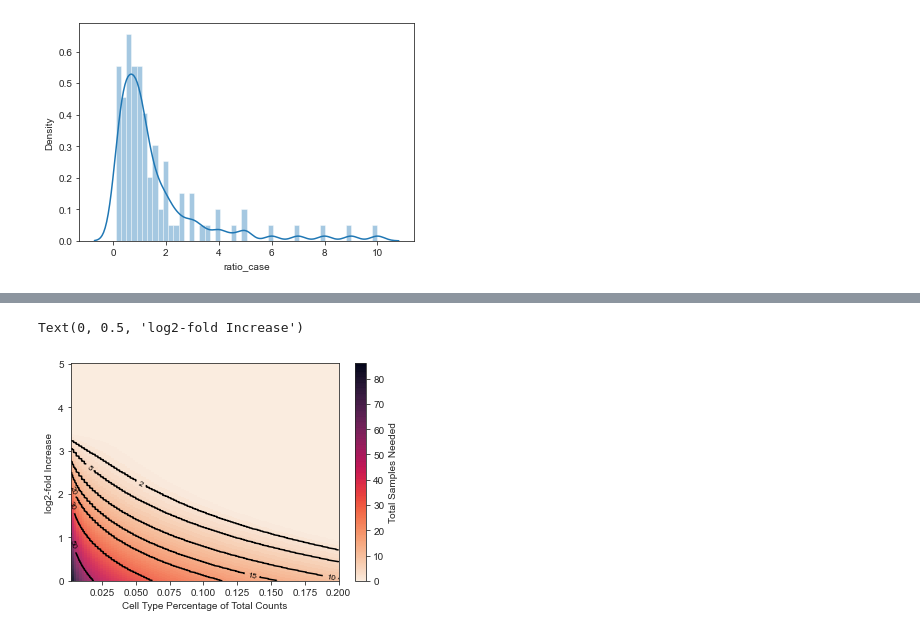
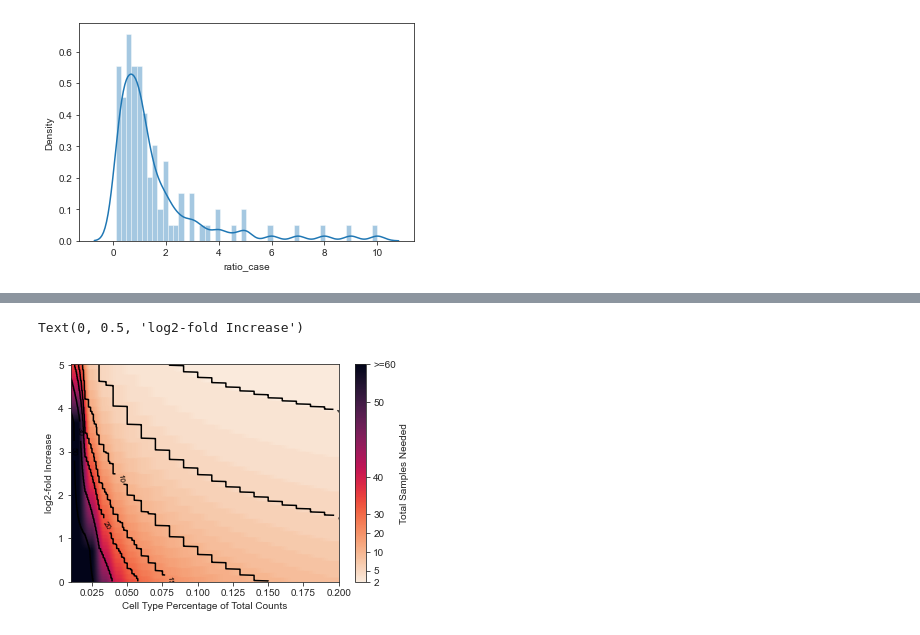
Before and after one commit to theislab/scCODA_reproducibility, a Jupyter notebook: benchmarking/Power_analysis.ipynb, the cells around one changed output, grey strips where cells are left out. Cells and saved outputs as stored; diff of their text form; code cells hidden in the pictures.

```diff
--- a/benchmarking/Power_analysis.ipynb
+++ b/benchmarking/Power_analysis.ipynb
@@ -135,0 +351,34 @@ def one_des_mcc(mcc_desired, base, lf_inc):
+# %%
+#Power analysis plot
+
+class nf(float):
+    def __repr__(self):
+        s = f'{self:.1f}'
+        return f'{self:.0f}' if s[-1] == '0' else s
+
+
+base_counts = np.arange(0.01, 0.201, 0.01)
+log_fold_inc = np.arange(0.01, 5.01, 0.01)
+
+X, Y = np.meshgrid(base_counts, log_fold_inc)
+X= X
+Z = one_des_mcc(0.8, X, Y,fdr=0.2)
+# %%
+levels=[2,5,10,15,20,30,50,60]
+#
+contours = plt.contour(X, Y, Z,  levels=levels,  origin="upper", colors='black')
+plt.clabel(contours, contours.levels, inline=True, fontsize=8, fmt="%1.0f")
+
+
+plt.imshow(Z, origin='lower',extent=[ 0.01,0.2,0.0,5.01],
+           cmap=sns.cm.rocket_r, aspect='auto')
+
+cbar = plt.colorbar(label="Total Samples Needed",ticks=[2,5,10,15,20,30,50,60])
+cbar.ax.set_yticklabels(["2", "5", "10","20","30","40", "50", ">=60"])
+
+plt.xlabel("Cell Type Percentage of Total Counts")
+plt.ylabel("log2-fold Increase")
+# plt.savefig("power_analysis_logit_reg_FDR02.pdf")
+# %% [output]
+Text(0, 0.5, 'log2-fold Increase')
+[figure, added]
@@ -150,18 +486 @@ X= X/5000
 Z = one_des_mcc(0.8, X, Y)
-# %%
-levels=[2,5,10,15,20,30,50]
-#
-contours = plt.contour(X, Y, Z,  levels=levels,  origin="upper", colors='black')
-plt.clabel(contours, contours.levels, inline=True, fontsize=8, fmt="%1.0f")
-
-
-plt.imshow(Z, origin='lower',interpolation="none",extent=[ min(base_counts/5000),max(base_counts/5000), 0,5.01,],
-           cmap=sns.cm.rocket_r, alpha=0.9, aspect='auto')
-
-plt.colorbar(label="Total Samples Needed")
-plt.xlabel("Cell Type Percentage of Total Counts")
-plt.ylabel("log2-fold Increase")
-# plt.savefig("power_analysis_logit_reg.pdf")
-# %% [output]
-Text(0, 0.5, 'log2-fold Increase')
-[figure, removed]
```
Also changed, not shown: parts of 26 cells of this notebook, 6 other files.
